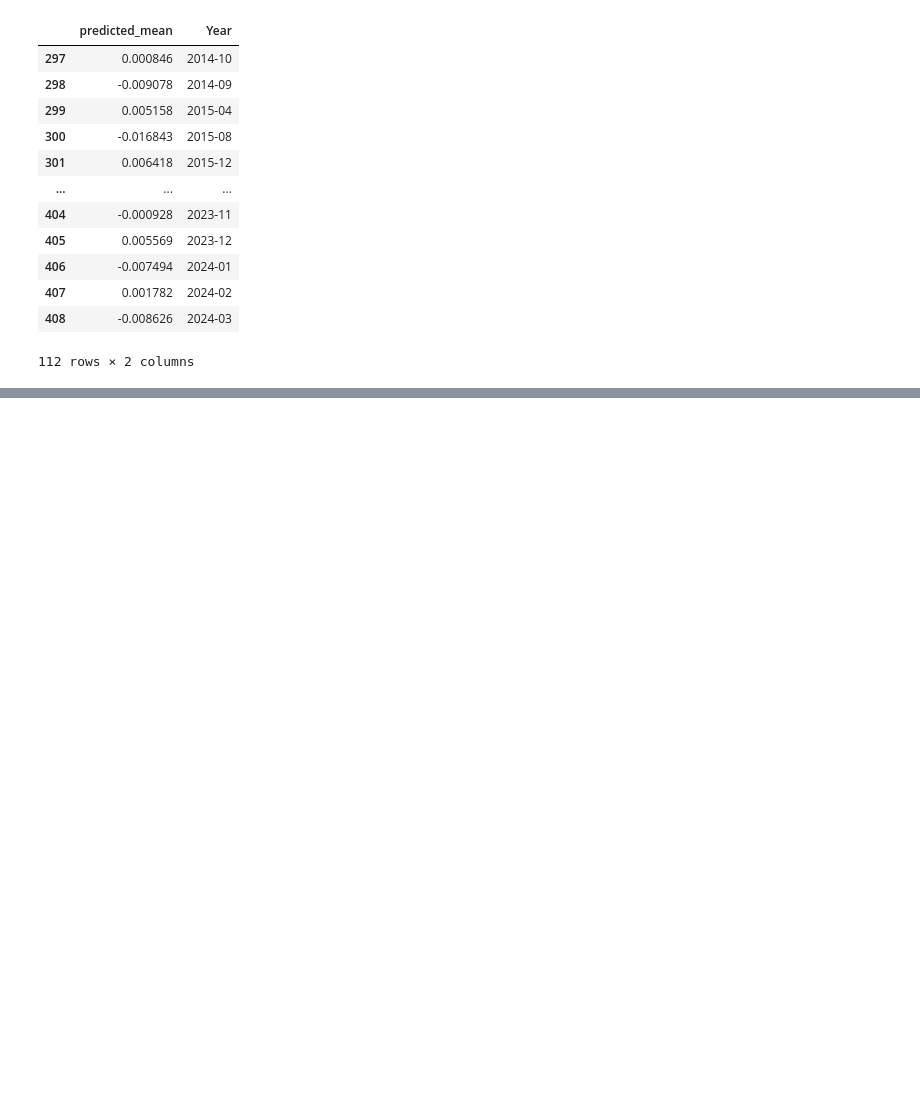
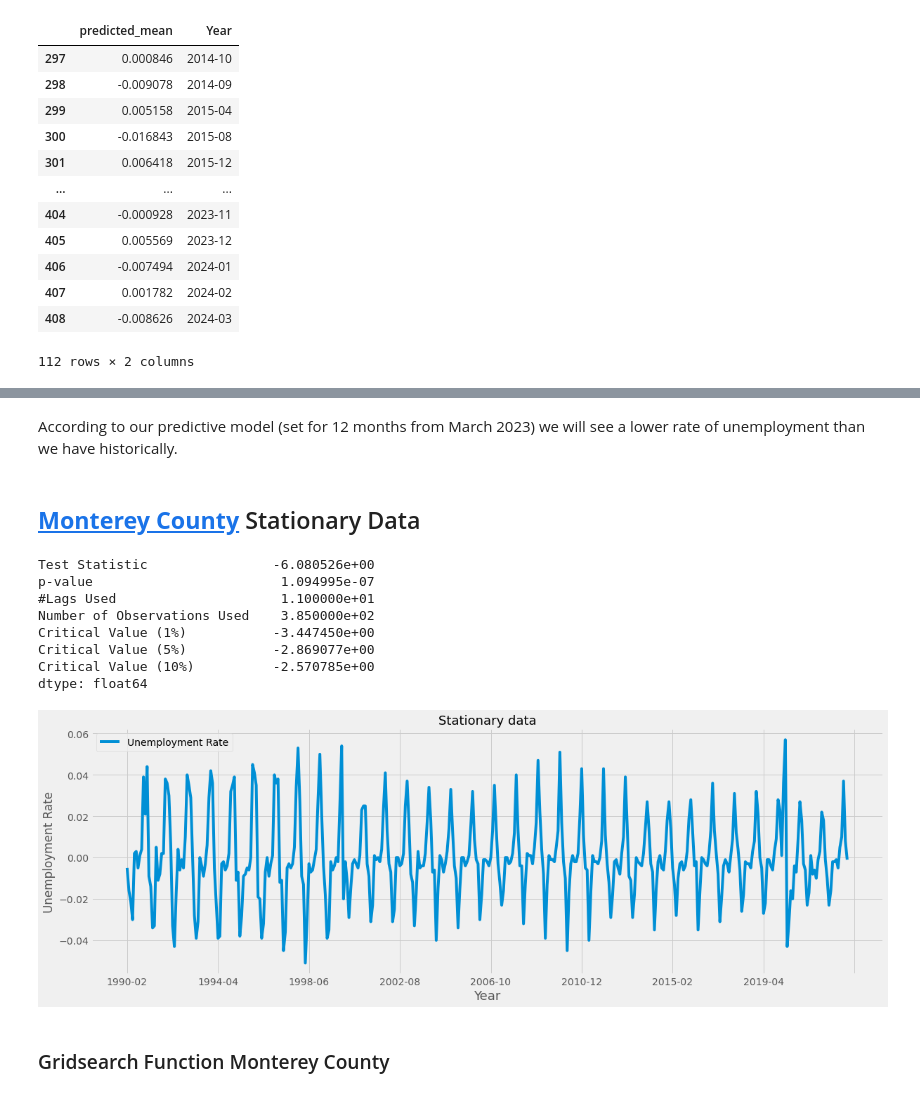
Before and after one commit to joshstruggles/Local-Area-Unemployment-Statistics-California, a Jupyter notebook: time_series_analysis.ipynb, the cells around one changed output, grey strips where cells are left out. Drawn from its saved outputs; the diff is of its cells as text; code cells hidden in the pictures; blank space fills up the shorter version.

Commit message:
add stationary data to time series analysis

```diff
--- a/time_series_analysis.ipynb
+++ b/time_series_analysis.ipynb
@@ -582,0 +587,18 @@ ax.legend();
+# %% [markdown]
+According to our predictive model (set for 12 months from March 2023) we will see a lower rate of unemployment than we have historically.
+# %% [markdown]
+## __[Monterey County](https://www.nass.usda.gov/Publications/AgCensus/2017/Online_Resources/County_Profiles/California/cp06053.pdf)__ Stationary Data
+# %%
+# call our diff() function on Monterey county data to make stationary
+Monterey_stationary = diff(Monterey)
+Monterey_stationary
+# %% [output]
+Test Statistic                -6.080526e+00
+p-value                        1.094995e-07
+#Lags Used                     1.100000e+01
+Number of Observations Used    3.850000e+02
+Critical Value (1%)           -3.447450e+00
+Critical Value (5%)           -2.869077e+00
+Critical Value (10%)          -2.570785e+00
+dtype: float64
+[figure, added]
@@ -582,0 +618,2 @@ ax.legend();
+# %% [markdown]
+### Gridsearch Function Monterey County
```
Also changed, not shown: parts of 82 cells of this notebook.
